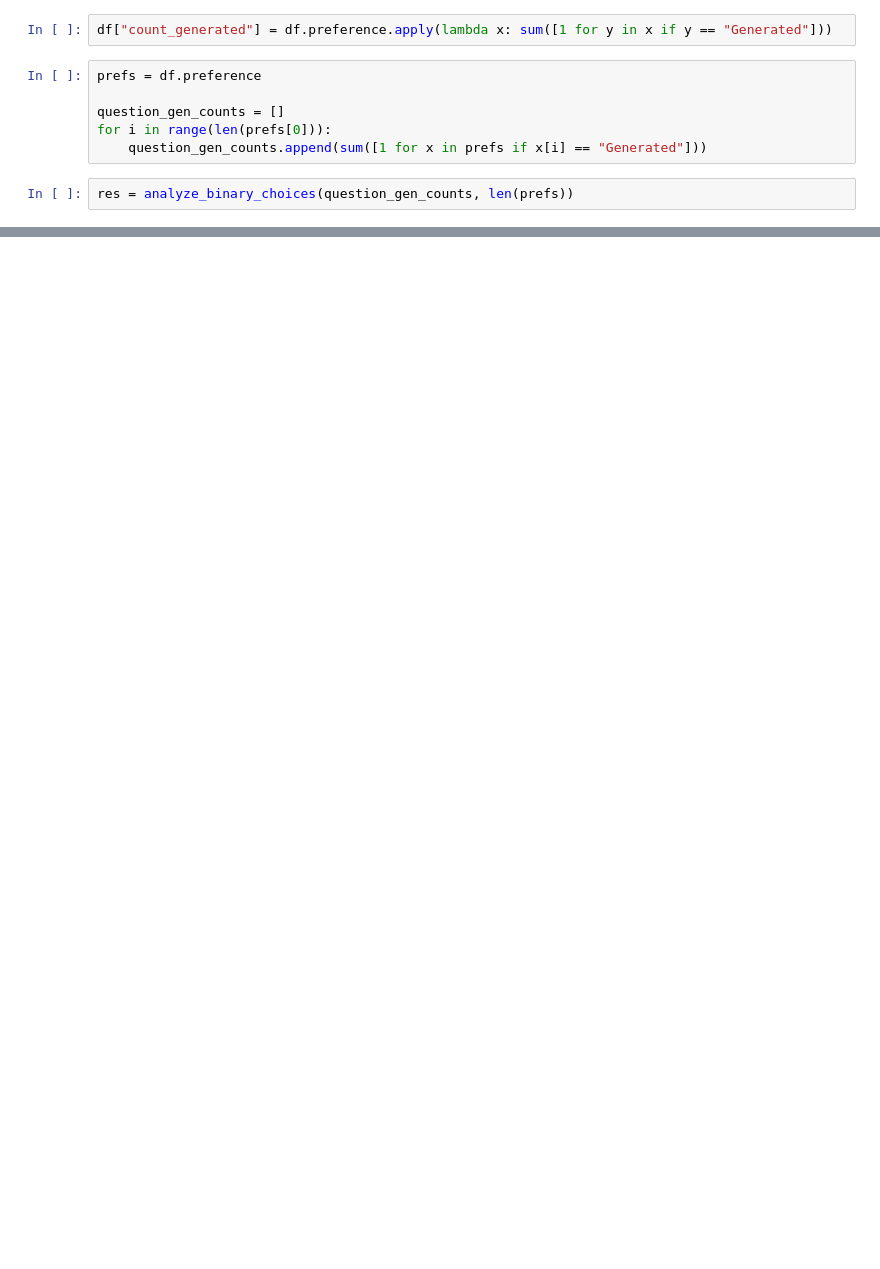
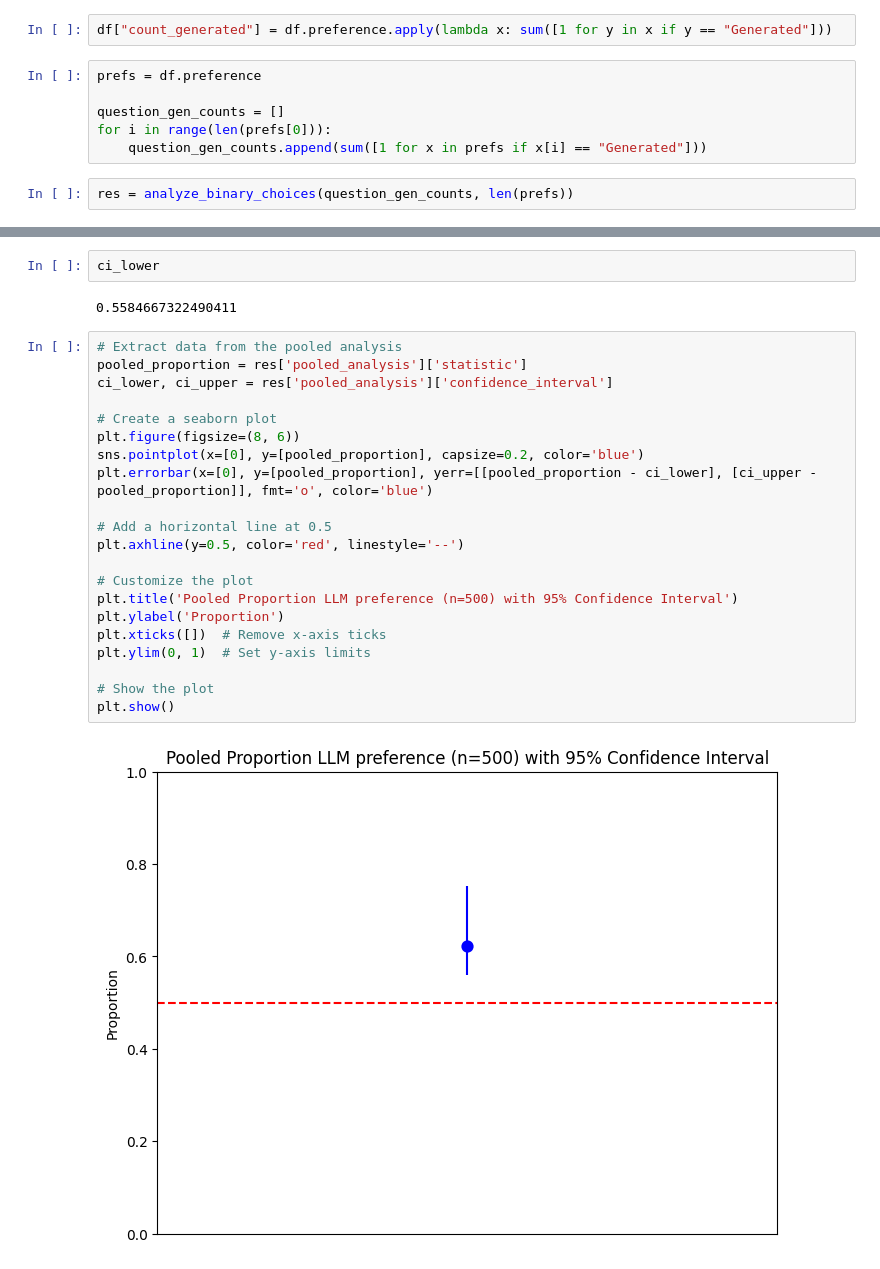
Before and after one commit to NHagar/email-personalization, a Jupyter notebook: analysis/survey_results.ipynb, the cells around one changed output, grey strips where cells are left out. Cells and saved outputs as stored; diff of their text form; blank space fills up the shorter version.

Commit message:
analysis nb

```diff
--- a/analysis/survey_results.ipynb
+++ b/analysis/survey_results.ipynb
@@ -211,0 +190,27 @@ Significant: False
+# %%
+ci_lower
+# %% [output]
+0.5584667322490411
+# %%
+# Extract data from the pooled analysis
+pooled_proportion = res['pooled_analysis']['statistic']
+ci_lower, ci_upper = res['pooled_analysis']['confidence_interval']
+
+# Create a seaborn plot
+plt.figure(figsize=(8, 6))
+sns.pointplot(x=[0], y=[pooled_proportion], capsize=0.2, color='blue')
+plt.errorbar(x=[0], y=[pooled_proportion], yerr=[[pooled_proportion - ci_lower], [ci_upper - pooled_proportion]], fmt='o', color='blue')
+
+# Add a horizontal line at 0.5
+plt.axhline(y=0.5, color='red', linestyle='--')
+
+# Customize the plot
+plt.title('Pooled Proportion LLM preference (n=500) with 95% Confidence Interval')
+plt.ylabel('Proportion')
+plt.xticks([])  # Remove x-axis ticks
+plt.ylim(0, 1)  # Set y-axis limits
+
+# Show the plot
+plt.show()
+# %% [output]
+[figure, added]
```
Also changed, not shown: parts of 12 cells of this notebook.
